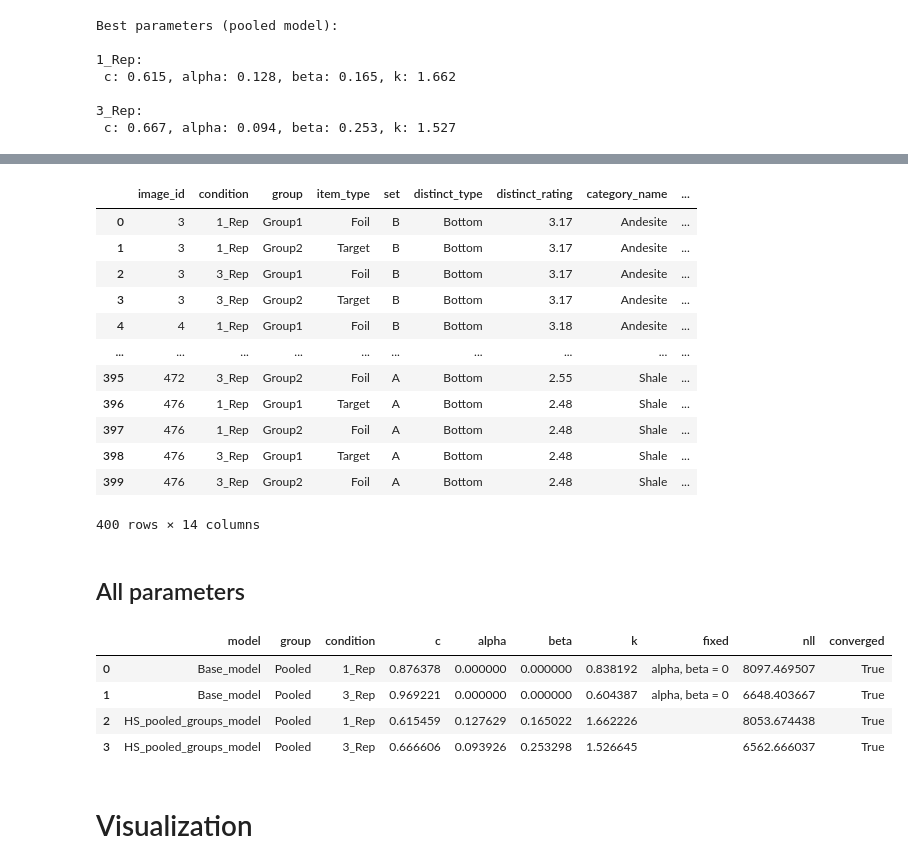
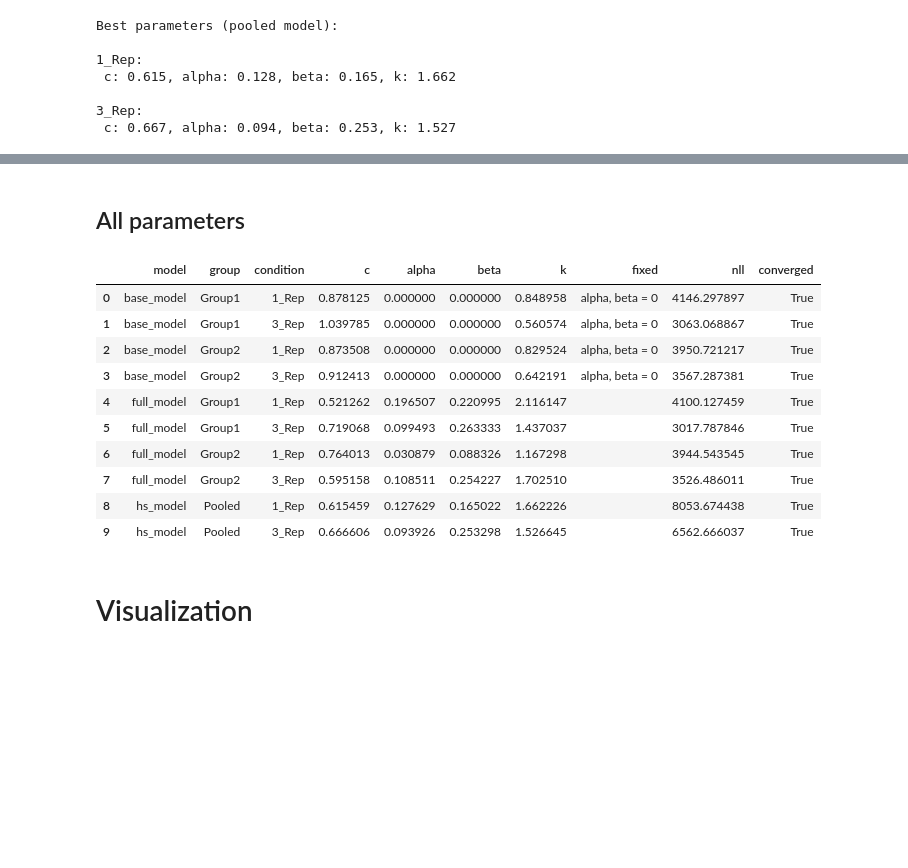
Before and after one commit to DaniilAzarov123/Rocks_Memorability, a Jupyter notebook: Exp2_2conds/Analysis/Exp2_2conds_analysis.ipynb, the cells around one changed output, grey strips where cells are left out. Saved outputs shown, nothing was run; the diff lists cells and outputs as text; code cells hidden in the pictures; blank space fills up the shorter version.

```diff
--- a/Exp2_2conds/Analysis/Exp2_2conds_analysis.ipynb
+++ b/Exp2_2conds/Analysis/Exp2_2conds_analysis.ipynb
@@ -1822,12 +1976,12 @@ optimization_result = {}
 # %%
 # ---- Optimize: 4 params * 2 conditions = 8 total ----
 initial_params = [1, 1, 1, 1]  # c, alpha, beta, k
-model = 'HS_pooled_groups_model'
+model = list(model_labels.keys())[1] # 'hs_model'
 optimization_result[model] = {}
 conditions = ['1_Rep', '3_Rep']
 
 for condition in conditions:
-    print(f"Optimizing for {condition} (pooled across groups)...")
+    print(f"Optimizing for {condition}")
 
     df_observed = filtered_data_test.loc[filtered_data_test["condition"] == condition]
 
@@ -1879,7 +2033,8 @@ Best parameters (pooled model):
  c: 0.667, alpha: 0.094, beta: 0.253, k: 1.527
 # %%
 # Predict using pooled parameters
-filtered_data_test['HS_pooled_groups_preds'] = np.nan
+model_preds_col_name = model+'_preds'
+filtered_data_test[model_preds_col_name] = np.nan
 
 for condition in conditions:
     optimal_params = optimization_result[model][condition].x
@@ -1889,7 +2044,7 @@ for condition in conditions:
         data_subset = filtered_data_test.loc[mask]
 
         predictions = HS_model(optimal_params, data_subset, [dist_mat_gr1, dist_mat_gr2], distinctiveness_image_id)
-        filtered_data_test.loc[mask, 'HS_pooled_groups_preds'] = predictions
+        filtered_data_test.loc[mask, model_preds_col_name] = predictions
 # %%
 # Merge mean predictions into df_by_item, as with the other models
 df_by_item = pd.merge(df_by_item,
@@ -1978,0 +2139,33 @@ for condition in conditions:
+# %%
+# Predict data using optimized parameters
+model_preds_col_name = model+'_preds'
+filtered_data_test[model_preds_col_name] = np.nan
+groups = ['Group1', 'Group2']
+conditions = ['1_Rep', '3_Rep']
+
+for condition in conditions:
+    for group in groups:
+        print(f"Predicting for {condition} - {group}...")
+
+        # Get optimized parameters for this group and condition
+        result = optimization_result[model][(group, condition)]
+        optimal_params_reduced = result.x
+
+        # Reconstruct full parameter vector with alpha=0, beta=0
+        optimal_params_full = [optimal_params_reduced[0], 0, 0, optimal_params_reduced[1]]
+
+        # Filter data for this group and condition
+        data_subset = filtered_data_test.loc[
+            (filtered_data_test["group"] == group) &
+            (filtered_data_test["condition"] == condition)
+        ]
+
+        # Get predictions
+        predictions = HS_model(optimal_params_full, data_subset, [dist_mat_gr1, dist_mat_gr2], distinctiveness_image_id)
+
+        # Store predictions in the main DataFrame
+        filtered_data_test.loc[
+            (filtered_data_test["group"] == group) &
+            (filtered_data_test["condition"] == condition),
+            model_preds_col_name
+        ] = predictions
@@ -1981,59 +2179,49 @@ for condition in conditions:
 df_by_item = pd.merge(df_by_item,
                       pd.pivot_table(filtered_data_test,
                                      index=['image_id','group', 'condition'],
-                                     values='Base_preds',
+                                     values=model_preds_col_name,
                                      aggfunc='mean',
                                      observed=True).reset_index(),
                       on=['image_id', 'group', 'condition']
                       )
-df_by_item
-# %% [output]
-|  | image_id | condition | group | item_type | set | distinct_type | distinct_rating | category_name | ... |
-| 0 | 3 | 1_Rep | Group1 | Foil | B | Bottom | 3.17 | Andesite | ... |
-| 1 | 3 | 1_Rep | Group2 | Target | B | Bottom | 3.17 | Andesite | ... |
-| 2 | 3 | 3_Rep | Group1 | Foil | B | Bottom | 3.17 | Andesite | ... |
-| 3 | 3 | 3_Rep | Group2 | Target | B | Bottom | 3.17 | Andesite | ... |
-| 4 | 4 | 1_Rep | Group1 | Foil | B | Bottom | 3.18 | Andesite | ... |
-| ... | ... | ... | ... | ... | ... | ... | ... | ... | ... |
-| 395 | 472 | 3_Rep | Group2 | Foil | A | Bottom | 2.55 | Shale | ... |
-| 396 | 476 | 1_Rep | Group1 | Target | A | Bottom | 2.48 | Shale | ... |
-| 397 | 476 | 1_Rep | Group2 | Foil | A | Bottom | 2.48 | Shale | ... |
-| 398 | 476 | 3_Rep | Group1 | Target | A | Bottom | 2.48 | Shale | ... |
-| 399 | 476 | 3_Rep | Group2 | Foil | A | Bottom | 2.48 | Shale | ... |
-400 rows × 14 columns
 # %% [markdown]
 ## All parameters
 # %%
 param_names = ["c", "alpha", "beta", "k"]
-models = list(optimization_result)
 
 all_params = []
-for model in models:
+for model in model_labels.keys():
     for key, res in optimization_result[model].items():
         # Pooled fits are keyed by condition; per-group fits by (group, condition)
         group, condition = key if isinstance(key, tuple) else ("Pooled", key)
 
         if len(res.x) == 4:              # c, alpha, beta, k
             params, fixed = res.x, ""
         elif len(res.x) == 2:            # c, k  (alpha = beta = 0 fixed)
             params, fixed = [res.x[0], 0.0, 0.0, res.x[1]], "alpha, beta = 0"
         else:
             raise ValueError(f"{model} {key}: unexpected number of params ({len(res.x)})")
 
         all_params.append({"model": model, "group": group, "condition": condition,
                            **dict(zip(param_names, params)),
                            "fixed": fixed, "nll": res.fun, "converged": res.success})
 
 all_params = (pd.DataFrame(all_params)
               .sort_values(["model", "group", "condition"])
               .reset_index(drop=True))
 all_params
 # %% [output]
 |  | model | group | condition | c | alpha | beta | k | fixed | nll | converged |
-| 0 | Base_model | Pooled | 1_Rep | 0.876378 | 0.000000 | 0.000000 | 0.838192 | alpha, beta = 0 | 8097.469507 | True |
-| 1 | Base_model | Pooled | 3_Rep | 0.969221 | 0.000000 | 0.000000 | 0.604387 | alpha, beta = 0 | 6648.403667 | True |
-| 2 | HS_pooled_groups_model | Pooled | 1_Rep | 0.615459 | 0.127629 | 0.165022 | 1.662226 |  | 8053.674438 | True |
-| 3 | HS_pooled_groups_model | Pooled | 3_Rep | 0.666606 | 0.093926 | 0.253298 | 1.526645 |  | 6562.666037 | True |
+| 0 | base_model | Group1 | 1_Rep | 0.878125 | 0.000000 | 0.000000 | 0.848958 | alpha, beta = 0 | 4146.297897 | True |
+| 1 | base_model | Group1 | 3_Rep | 1.039785 | 0.000000 | 0.000000 | 0.560574 | alpha, beta = 0 | 3063.068867 | True |
+| 2 | base_model | Group2 | 1_Rep | 0.873508 | 0.000000 | 0.000000 | 0.829524 | alpha, beta = 0 | 3950.721217 | True |
+| 3 | base_model | Group2 | 3_Rep | 0.912413 | 0.000000 | 0.000000 | 0.642191 | alpha, beta = 0 | 3567.287381 | True |
+| 4 | full_model | Group1 | 1_Rep | 0.521262 | 0.196507 | 0.220995 | 2.116147 |  | 4100.127459 | True |
+| 5 | full_model | Group1 | 3_Rep | 0.719068 | 0.099493 | 0.263333 | 1.437037 |  | 3017.787846 | True |
+| 6 | full_model | Group2 | 1_Rep | 0.764013 | 0.030879 | 0.088326 | 1.167298 |  | 3944.543545 | True |
+| 7 | full_model | Group2 | 3_Rep | 0.595158 | 0.108511 | 0.254227 | 1.702510 |  | 3526.486011 | True |
+| 8 | hs_model | Pooled | 1_Rep | 0.615459 | 0.127629 | 0.165022 | 1.662226 |  | 8053.674438 | True |
+| 9 | hs_model | Pooled | 3_Rep | 0.666606 | 0.093926 | 0.253298 | 1.526645 |  | 6562.666037 | True |
 # %% [markdown]
 # Visualization
 # %% [markdown]
```
Also changed, not shown: parts of 71 cells of this notebook, 3 other files.
